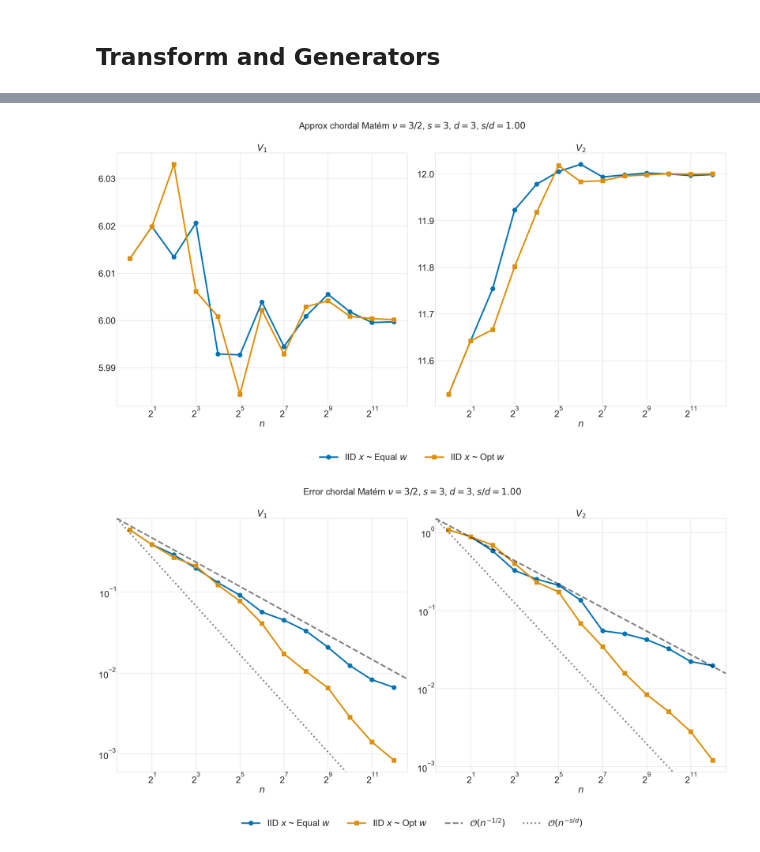
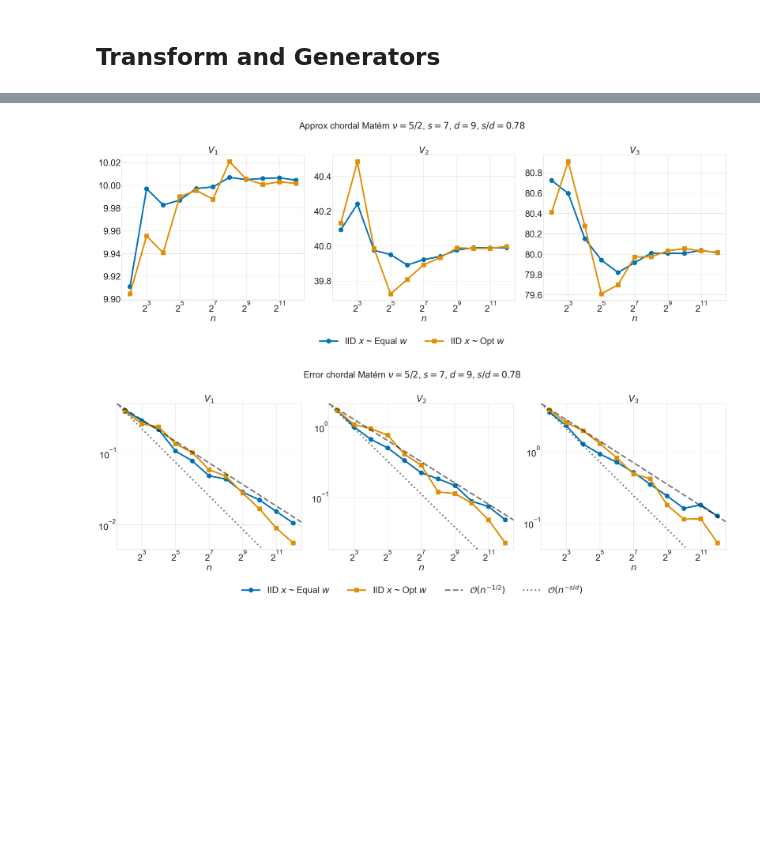
Before and after one commit to alegresor/rmatqmcpy, a Jupyter notebook: intrinsic_volumes.ipynb, the cells around one changed output, grey strips where cells are left out. Saved outputs shown, nothing was run; the diff lists cells and outputs as text; code cells hidden in the pictures; blank space fills up the shorter version.

Commit message:
first draft of paper figures

```diff
--- a/intrinsic_volumes.ipynb
+++ b/intrinsic_volumes.ipynb
@@ -29,30 +29,41 @@ torch device = cpu
 # %% [markdown]
 ## Kernel Setup
 # %%
-N = 3
-p = 2
+case = "big" # big,small
+body = "cube" # cube,random
+if case=="small":
+    N = 3
+    p = 2
+    nu = 3/2
+elif case=="big":
+    N = 5
+    p = 3
+    nu = 5/2
+else: raise Exception("invalid case = %s"%case)
 assert N>p
-lam = torch.tensor([min(1+i,p+1) for i in range(N)],device=DEVICE,dtype=float)
+lam = torch.tensor([max(p+1-i,1) for i in range(N)],device=DEVICE,dtype=float)
 lam = lam/torch.linalg.norm(lam)
 _,_inv_m,m = lam.unique(return_inverse=True,return_counts=True)
-assert (_inv_m[:-1]<=_inv_m[1:]).all()
+assert (_inv_m[:-1]>=_inv_m[1:]).all()
 d = 1/2*(N**2-(m**2).sum())
+s = nu+d/2
+log2n_max = 12
 print("lam = %s"%str(lam))
 print("N = %d"%N)
 print("m = %s"%str(m))
 print("d = %d"%d)
-kernels = {nu: flagqmcpy.KernelMaternChordal(lam,nu) for nu in flagqmcpy.KernelMaternChordal.SUPPORTED_NU}
-print("flagqmcpy.KernelMaternChordal.SUPPORTED_NU = %s"%flagqmcpy.KernelMaternChordal.SUPPORTED_NU)
-if True: # cube [-1,1]^N
-    case = "cube"
+print("nu = %s"%nu)
+print("s = %s"%s.item())
+print("s/d = %s"%(s/d).item())
+print("log2n_max = %s"%log2n_max)
+kernel = flagqmcpy.KernelMaternChordal(lam,nu)
+if body=="cube": # cube [-1,1]^N
     Z = torch.tensor([[2*int(b)-1 for b in np.binary_repr(k,width=N)] for k in range(2**N)],dtype=float,device=DEVICE)
     Vk_true = (agsutil.comb(torch.tensor(N,device=DEVICE),torch.arange(N+1,device=DEVICE))*2**torch.arange(N+1,device=DEVICE))[:(1+p)]
-elif False: # convex hull of random normal points
-    case = "rand"
+elif body=="random": # convex hull of random normal points
     Z = torch.randn(10,N,device=DEVICE)
     Vk_true = torch.nan*torch.ones(N+1,device=DEVICE)
-else:
-    raise Exception("please set one of the above cases to true ")
+else: raise Exception("invalid body = %s"%body)
 print("Z.shape = %s"%str(tuple(Z.shape)))
 print("Z = \n%s"%str(Z))
 print("Vk_true = %s"%Vk_true)
@@ -138,10 +146,7 @@ genf_funcs = [
     # [r"QR LD $x$ ~ Opt $w$", genflag_qr_ld_q_opt_w],
     # [r"Eig LD $x$ ~ Opt $w$", genflag_eig_ld_q_opt_w],
 ]
-nu = 3/2
-s = nu+d/2
-kernel = kernels[nu]
-n = 2**torch.arange(13)
+n = 2**torch.arange(2,log2n_max+1)
 trials = 25
 seeds = [i for i in range(trials)]
 Vk_hats = torch.nan*torch.empty((len(genf_funcs),len(n),trials,1+p))
@@ -178,37 +183,37 @@ IID $x$ ~ Equal $w$
 # %%
 for l,(metric,metric_name) in enumerate(zip(
     [Vk_hats.mean(-2),errors.mean(-2)],
     ["Approx","Error"])):
     fig,ax = pyplot.subplots(nrows=1,ncols=p,figsize=(MPLP["PW"],MPLP["PW"]/p),sharex=True,sharey=False)
     for k in range(1,p+1):
         for i,(key,_) in enumerate(genf_funcs):
             ax[k-1].plot(n,metric[i,:,k],color=MPLP["COLORS"][i],marker=MPLP["MARKERS"][i],label=key if k==1 else None)
         ax[k-1].set_xscale("log",base=2)
         if l==1: ax[k-1].set_yscale("log",base=10)
     for k in range(1,p+1):
         ax[k-1].set_xlabel(r"$n$")
         ax[k-1].set_title(r"$V_{%d}$"%k)
         if l==1:
             xmin,xmax = ax[k-1].get_xlim()
             ymin,ymax = ax[k-1].get_ylim()
             ax[k-1].set_xlim([xmin,xmax])
             ax[k-1].set_ylim([ymin,ymax])
             ax[k-1].axline([xmin,ymax],[2*xmin,2**(-1/2)*ymax],color="k",alpha=0.5,linestyle="dashed",label=r"$\mathcal{O}(n^{-1/2})$" if k==1 else None)
             ax[k-1].axline([xmin,ymax],[2*xmin,2**(-s/d)*ymax],color="k",alpha=0.5,linestyle="dotted",label=r"$\mathcal{O}(n^{-s/d})$" if k==1 else None)
     fig.legend(frameon=False,ncols=4,loc="lower center",bbox_to_anchor=(.5,-.1))
     assert s==np.inf or s%1 in [0,1/2]
     if s==np.inf:
         s_str = r"\infty"
     elif s%1==0:
         s_str = r"%d"%s
     elif s%1==1/2:
-        s_str = r"$%d/2$"%(2*s)
+        s_str = r"%d/2"%(2*s)
     fig.suptitle(r"%s chordal Matérn "%metric_name+kernel.nu_str+r", $s = %s$"%s_str+r", $d=%d$"%d+r", $s/d = %.2f$"%(s/d))
     fig.tight_layout()
-    fig.savefig("./out/Vk.%s.%s.N%d.d%d.nu%s.png"%(case,metric_name.lower(),N,d,nu))
+    fig.savefig("./out/Vk.%s.%s.%s.N%d.d%d.nu%s.png"%(body,case,metric_name.lower(),N,d,nu))
 # %% [output]
-[figure, old version]
+[figure, new version]
-[figure, old version]
+[figure, new version]
 # %%
 for k in range(1,p+1):
     Vk_hats_df_k = pd.DataFrame(Vk_hats[...,k].mean(-1).T,columns=[name for (name,_) in genf_funcs])
```
Also changed, not shown: parts of 5 cells of this notebook, 2 other files.
